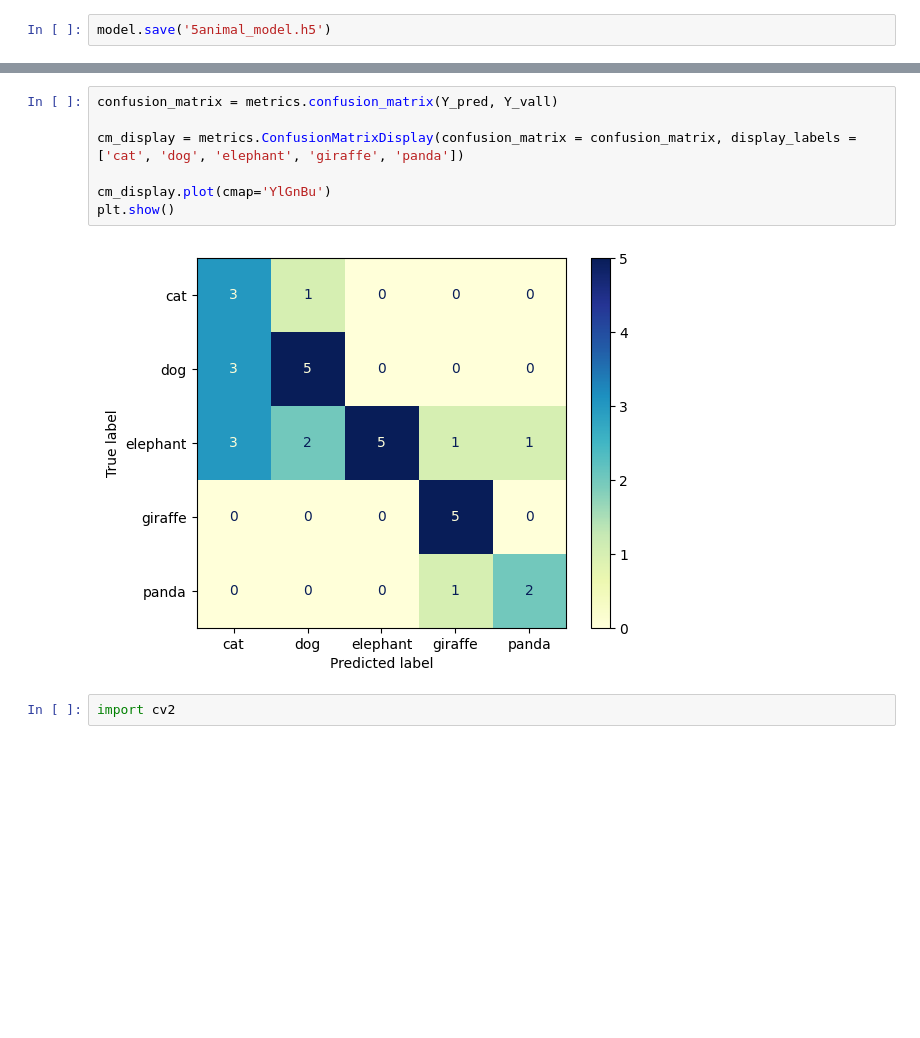
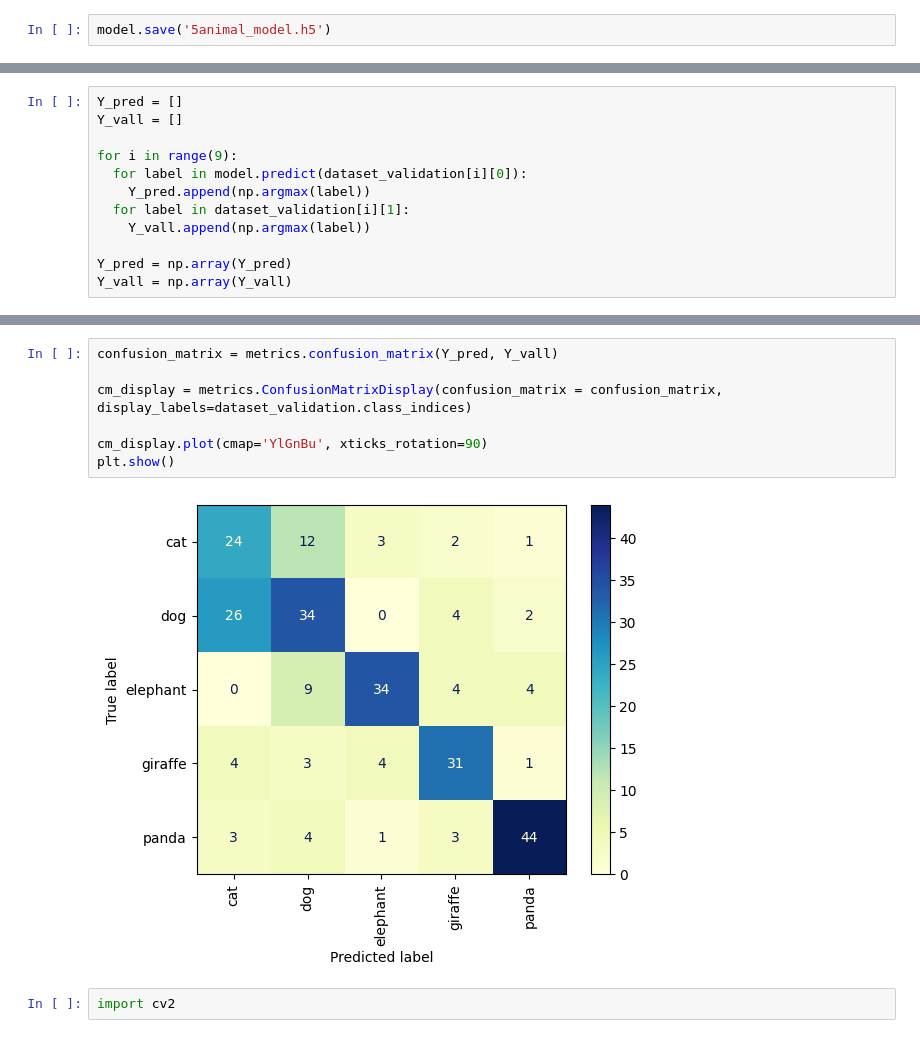
Before and after one commit to SobhanSaeedi7/DeepLearning, a Jupyter notebook: 3.Augmetation/1.5animal.ipynb, the cells around one changed output, grey strips where cells are left out. Saved outputs shown, nothing was run; the diff lists cells and outputs as text; blank space fills up the shorter version.

```diff
--- a/3.Augmetation/1.5animal.ipynb
+++ b/3.Augmetation/1.5animal.ipynb
@@ -94,0 +86,12 @@ Y_pred = np.argmax(Y_pred, axis=1)
+# %%
+Y_pred = []
+Y_vall = []
+
+for i in range(9):
+  for label in model.predict(dataset_validation[i][0]):
+    Y_pred.append(np.argmax(label))
+  for label in dataset_validation[i][1]:
+    Y_vall.append(np.argmax(label))
+
+Y_pred = np.array(Y_pred)
+Y_vall = np.array(Y_vall)
@@ -95,12 +108,12 @@ Y_pred = np.argmax(Y_pred, axis=1)
 # %%
 confusion_matrix = metrics.confusion_matrix(Y_pred, Y_vall)
 
-cm_display = metrics.ConfusionMatrixDisplay(confusion_matrix = confusion_matrix, display_labels = ['cat', 'dog', 'elephant', 'giraffe', 'panda'])
+cm_display = metrics.ConfusionMatrixDisplay(confusion_matrix = confusion_matrix, display_labels=dataset_validation.class_indices)
 
-cm_display.plot(cmap='YlGnBu')
+cm_display.plot(cmap='YlGnBu', xticks_rotation=90)
 plt.show()
 # %% [output]
-[figure, old version]
+[figure, new version]
 # %%
 import cv2
 # %%
```
Also changed, not shown: parts of 5 cells of this notebook, 4 other files.
